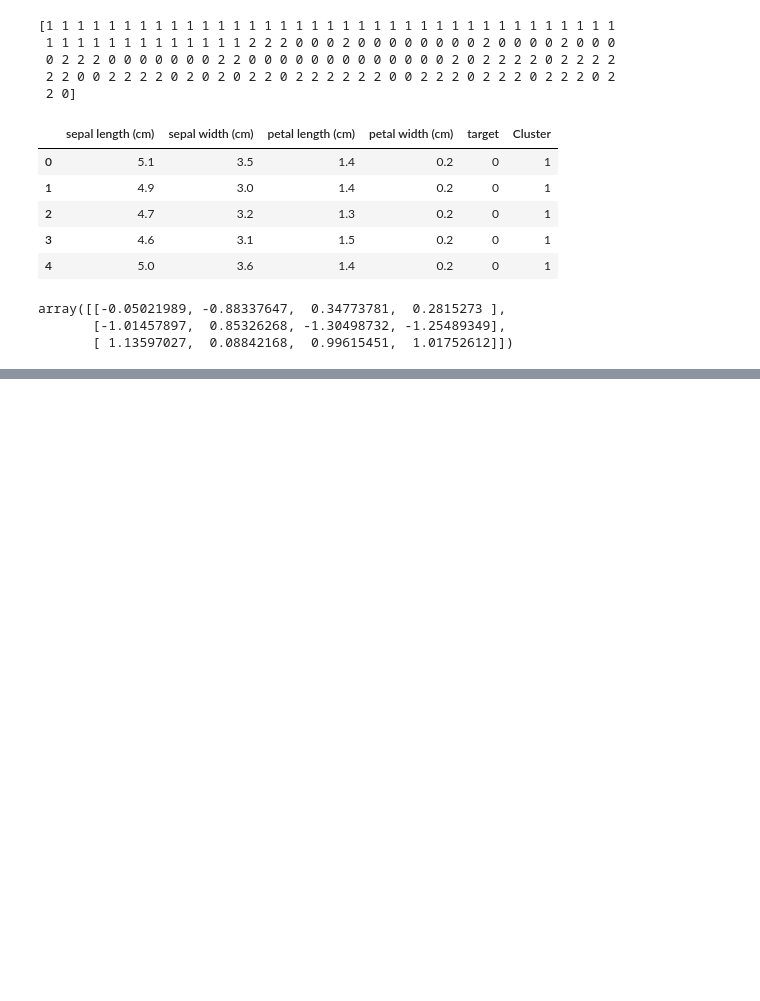
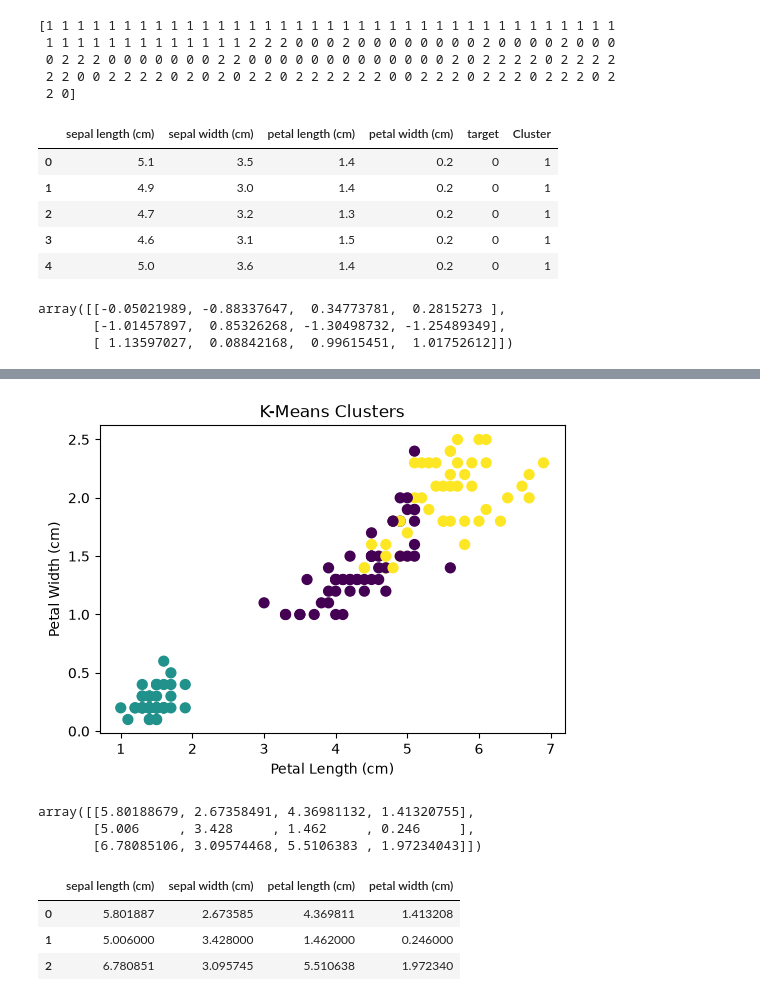
Before and after one commit to hemant237/Fastapi-project, a Jupyter notebook: practice/KmeansClustering/KMeans.ipynb, the cells around one changed output, grey strips where cells are left out. Cells and saved outputs as stored; diff of their text form; code cells hidden in the pictures; blank space fills up the shorter version.

Commit message:
Kmeans

```diff
--- a/practice/KmeansClustering/KMeans.ipynb
+++ b/practice/KmeansClustering/KMeans.ipynb
@@ -236,0 +257,39 @@ array([[-0.05021989, -0.88337647,  0.34773781,  0.2815273 ],
+# %%
+plt.figure(figsize=(6, 4))
+
+plt.scatter(
+    df["petal length (cm)"],
+    df["petal width (cm)"],
+    c=df["Cluster"],
+    s=50
+)
+
+plt.xlabel("Petal Length (cm)")
+plt.ylabel("Petal Width (cm)")
+plt.title("K-Means Clusters")
+
+plt.show()
+# %% [output]
+[figure, added]
+# %%
+centers_original = scaler.inverse_transform(
+    kmeans.cluster_centers_
+)
+
+centers_original
+# %% [output]
+array([[5.80188679, 2.67358491, 4.36981132, 1.41320755],
+       [5.006     , 3.428     , 1.462     , 0.246     ],
+       [6.78085106, 3.09574468, 5.5106383 , 1.97234043]])
+# %%
+centers_original_df = pd.DataFrame(
+    centers_original,
+    columns=X.columns
+)
+
+centers_original_df
+# %% [output]
+|  | sepal length (cm) | sepal width (cm) | petal length (cm) | petal width (cm) |
+| 0 | 5.801887 | 2.673585 | 4.369811 | 1.413208 |
+| 1 | 5.006000 | 3.428000 | 1.462000 | 0.246000 |
+| 2 | 6.780851 | 3.095745 | 5.510638 | 1.972340 |
```
Also changed, not shown: parts of 3 cells of this notebook.
